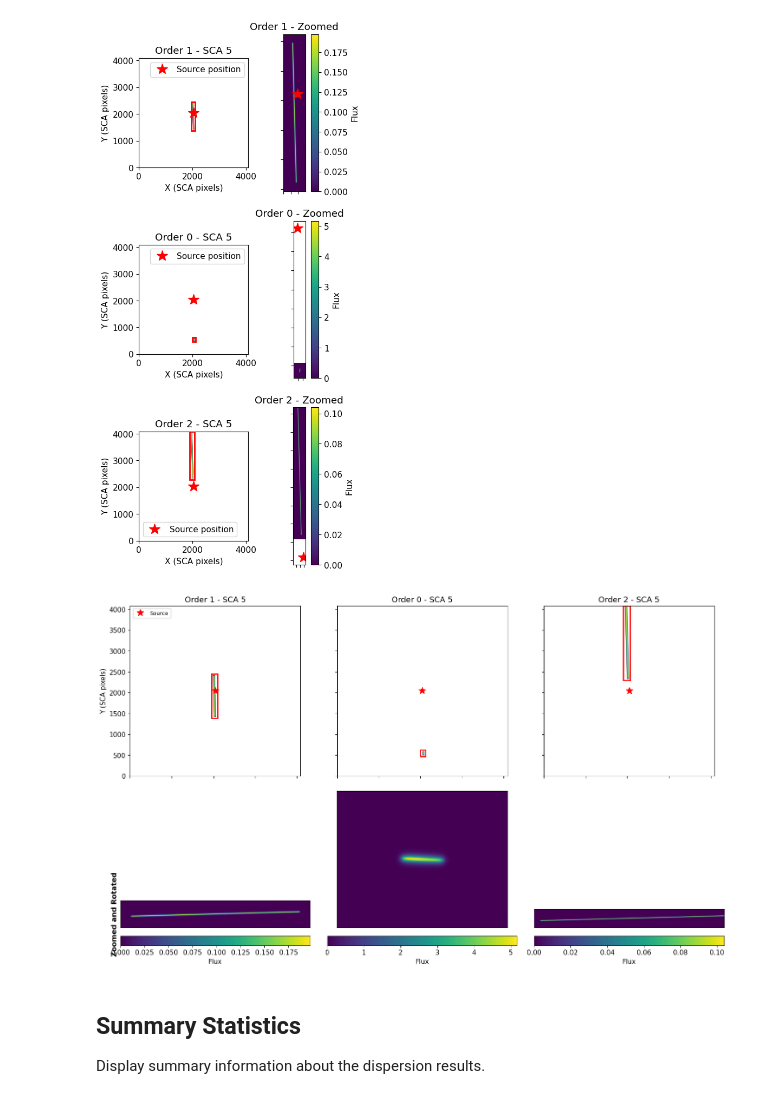
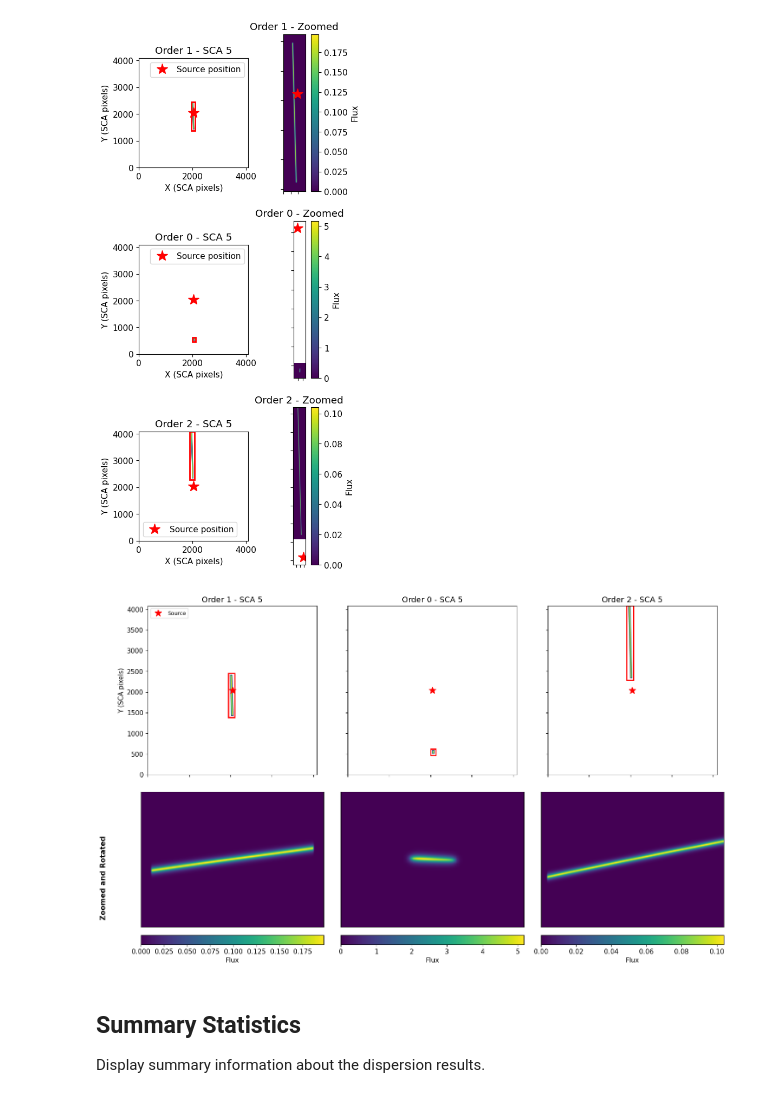
Before and after one commit to roman-grs-pit/roman_disperser, a Jupyter notebook: notebooks/demos/single_galaxy_demo.ipynb, the cells around one changed output. Cells and saved outputs as stored; diff of their text form; code cells hidden in the pictures.

Commit message:
Fix edge clipping in rotated zoomed images
- Add explicit xlim/ylim to show full extent of rotated images
- Set limits to (-0.5, shape-0.5) to include all pixels
- Add interpolation='nearest' to prevent smoothing artifacts
- Prevents spectra from being cut off at horizontal edges

Co-Authored-By: Claude Sonnet 4.5 <noreply@anthropic.com>

```diff
--- a/notebooks/demos/single_galaxy_demo.ipynb
+++ b/notebooks/demos/single_galaxy_demo.ipynb
@@ -426,36 +426,41 @@ for idx, order in enumerate(ORDERS):
 
 # Add row label for bottom row using fig.text
 fig.text(0.02, 0.25, 'Zoomed and Rotated', rotation=90,
          fontsize=12, fontweight='bold', va='center', ha='center')
 
 # Plot zoomed views (BOTTOM ROW - ROTATED)
 for idx, order in enumerate(ORDERS):
     output = dispersed_images[order]
     y_min, y_max, x_min, x_max = zoom_extents[order]
 
     ax = axes[1, idx]
     zoomed = output[y_min:y_max+1, x_min:x_max+1]
 
     # Rotate image 90 degrees counter-clockwise
     zoomed_rotated = np.rot90(zoomed)
 
     im = ax.imshow(
         zoomed_rotated,
         origin='lower',
         cmap='viridis',
-        aspect='auto',  # Allow image to fill the axes
+        aspect='auto',
+        interpolation='nearest',  # Prevent smoothing artifacts
     )
+
+    # Ensure full image is displayed
+    ax.set_xlim(-0.5, zoomed_rotated.shape[1] - 0.5)
+    ax.set_ylim(-0.5, zoomed_rotated.shape[0] - 0.5)
 
     # Remove tick labels for cleaner look
     ax.tick_params(labelbottom=False, labelleft=False, bottom=False, left=False)
 
     # Horizontal colorbar below each zoomed image
     cbar = plt.colorbar(im, ax=ax, orientation='horizontal', pad=0.05, label='Flux')
 
-plt.tight_layout(h_pad=2.0, w_pad=1.5, rect=[0.03, 0, 1, 1])  # Leave room for row label
+plt.tight_layout(h_pad=2.0, w_pad=1.5, rect=[0.03, 0, 1, 1])
 plt.show()
 # %% [output]
-[figure, old version]
+[figure, new version]
 # %% [markdown]
 ## Summary Statistics
 
```
